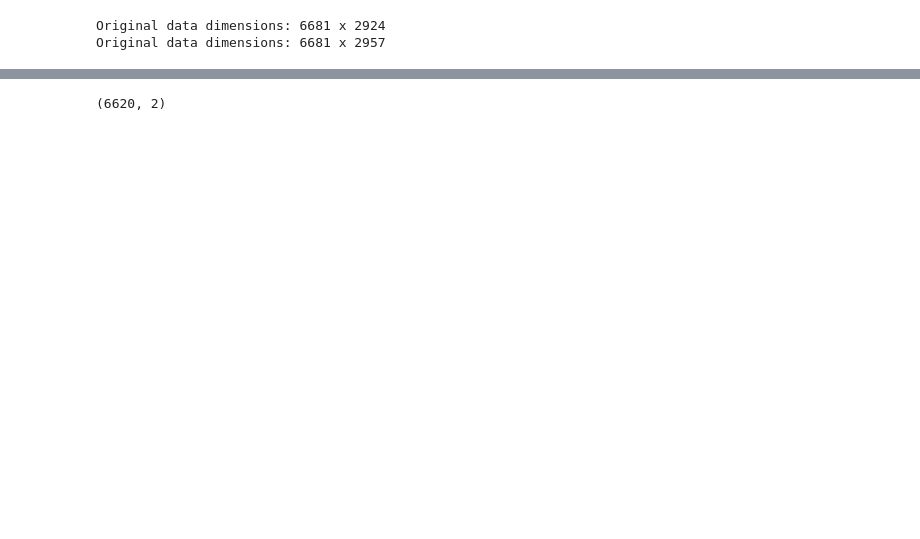
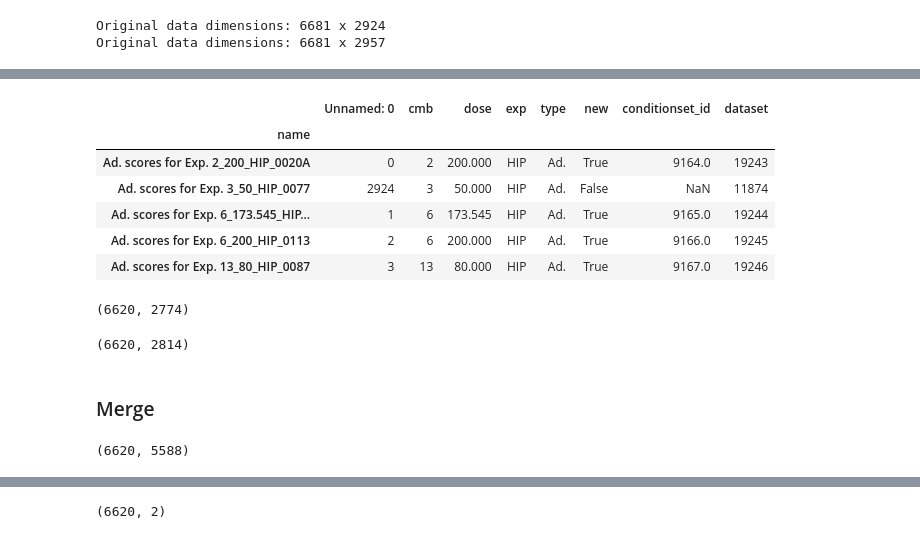
Before and after one commit to yeastphenome/yp-data, a Jupyter notebook: Datasets/24360837/code.ipynb, the cells around one changed output, grey strips where cells are left out. Cells and saved outputs as stored; diff of their text form; code cells hidden in the pictures; blank space fills up the shorter version.

Commit message:
Updated code to include all data for unknown compounds

```diff
--- a/Datasets/24360837/code.ipynb
+++ b/Datasets/24360837/code.ipynb
@@ -287,2 +157,0 @@ t.shape
-# %%
-original_data2 = t.copy()
@@ -298,0 +164,2 @@ original_data2 = original_data2.groupby(original_data2.index).mean()
+# %%
+dt = pd.read_csv('extras/datasets_name_to_id.txt', sep='\t')
@@ -298,0 +175,2 @@ original_data2 = original_data2.groupby(original_data2.index).mean()
+# %%
+dt.set_index('name', inplace=True)
@@ -299 +179,31 @@ original_data2 = original_data2.groupby(original_data2.index).mean()
+# %%
+dt2 = dt.reindex(index=original_data2.columns.values)
+# %%
+dt2.head()
+# %% [output]
+|  | Unnamed: 0 | cmb | dose | exp | type | new | conditionset_id | dataset |
+| name |  |  |  |  |  |  |  |  |
+| Ad. scores for Exp. 2_200_HIP_0020A | 0 | 2 | 200.000 | HIP | Ad. | True | 9164.0 | 19243 |
+| Ad. scores for Exp. 3_50_HIP_0077 | 2924 | 3 | 50.000 | HIP | Ad. | False | NaN | 11874 |
+| Ad. scores for Exp. 6_173.545_HIP... | 1 | 6 | 173.545 | HIP | Ad. | True | 9165.0 | 19244 |
+| Ad. scores for Exp. 6_200_HIP_0113 | 2 | 6 | 200.000 | HIP | Ad. | True | 9166.0 | 19245 |
+| Ad. scores for Exp. 13_80_HIP_0087 | 3 | 13 | 80.000 | HIP | Ad. | True | 9167.0 | 19246 |
+# %%
+original_data1.columns = dt1['dataset'].values
+original_data1 = original_data1.T
+original_data1 = original_data1.groupby(original_data1.index).mean()
+original_data1 = original_data1.T
+original_data1.shape
+# %% [output]
+(6620, 2774)
+# %%
+original_data2.columns = dt2['dataset'].values
+original_data2 = original_data2.T
+original_data2 = original_data2.groupby(original_data2.index).mean()
+original_data2 = original_data2.T
+original_data2.shape
+# %% [output]
+(6620, 2814)
+# %% [markdown]
+### Merge
 # %%
@@ -301 +211,5 @@ original_data = original_data1.join(original_data2, how='outer', lsuffix='_hop',
+# %%
+original_data.shape
+# %% [output]
+(6620, 5588)
 # %%
```
Also changed, not shown: parts of 45 cells of this notebook, 4 other files.
